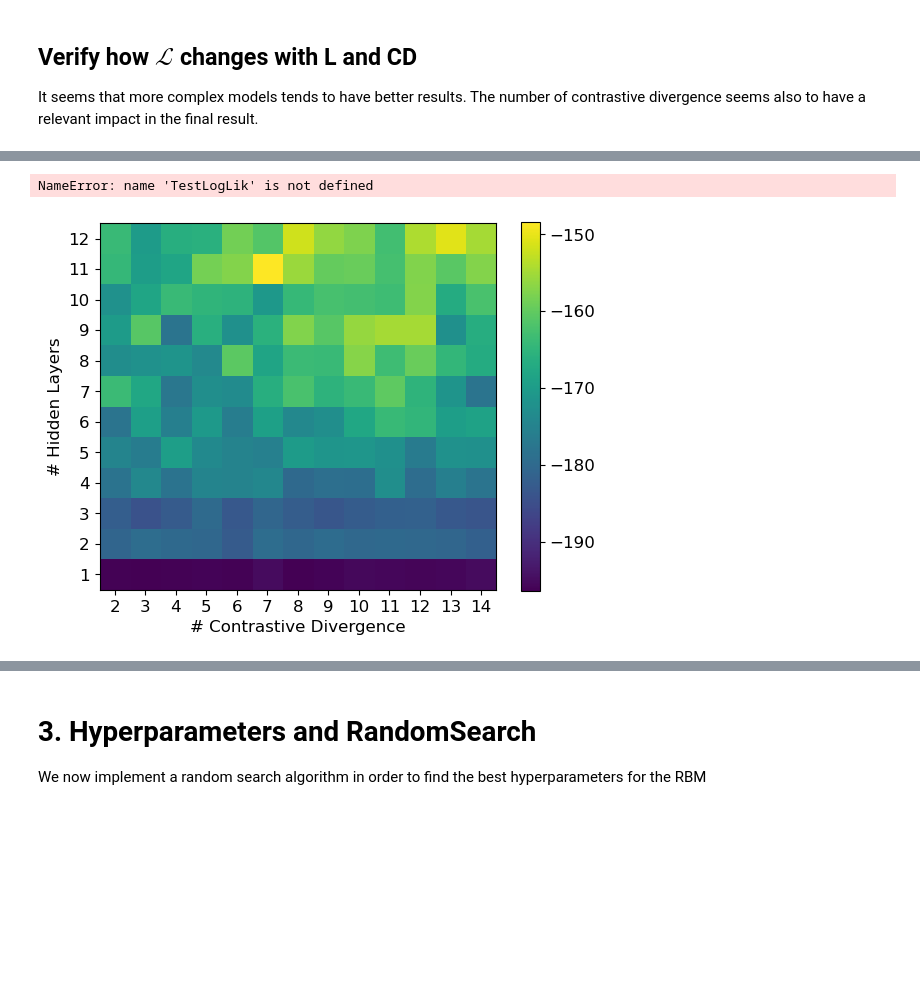
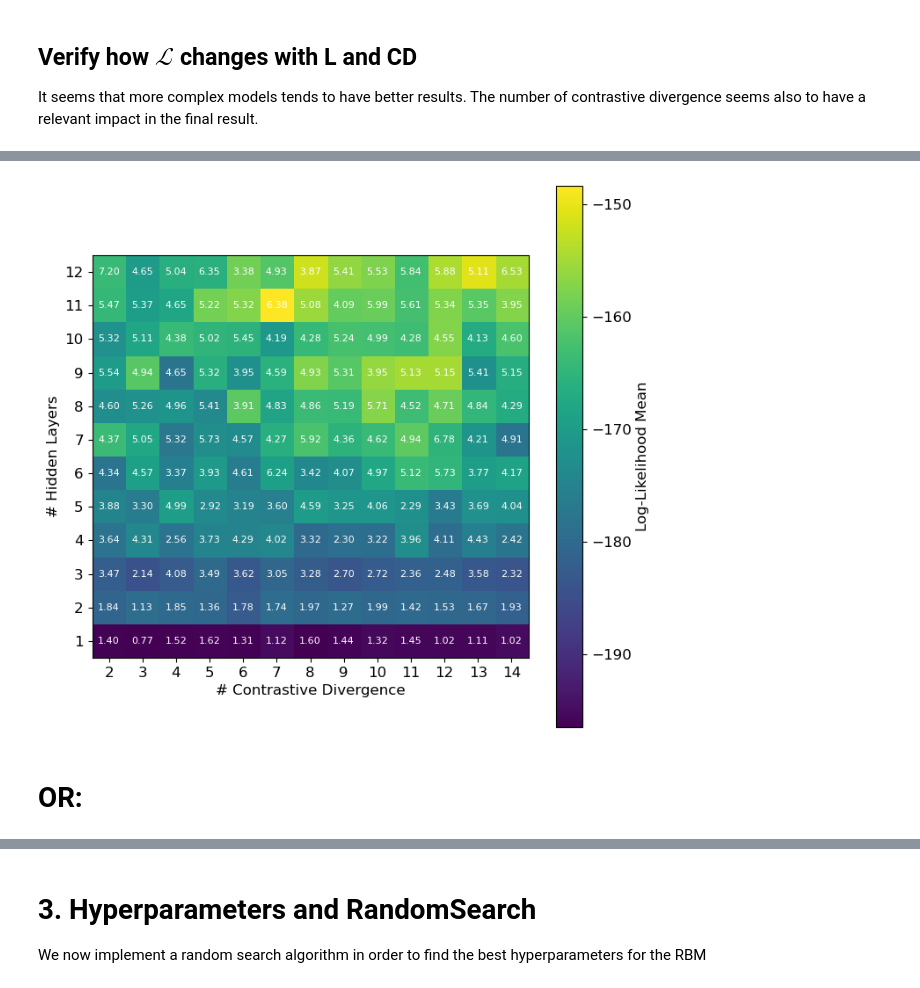
Before and after one commit to FrancescoLR02/LCP-Mod-B-Exercises, a Jupyter notebook: ex2_RBM/group2503_exercise2.ipynb, the cells around one changed output, grey strips where cells are left out. Cells and saved outputs as stored; diff of their text form; code cells hidden in the pictures; blank space fills up the shorter version.

Commit message:
Some plots

```diff
--- a/ex2_RBM/group2503_exercise2.ipynb
+++ b/ex2_RBM/group2503_exercise2.ipynb
@@ -943,17 +1046,17 @@ Nt_range = [13, 14]
 #Run time: 6hr
 
 #Commented because it take too long
-TestLogLik, stdLL = np.zeros((len(L_range), len(Nt_range))), np.zeros((len(L_range), len(Nt_range)))
+# TestLogLik, stdLL = np.zeros((len(L_range), len(Nt_range))), np.zeros((len(L_range), len(Nt_range)))
 
-for i, l in enumerate(L_range):
-   for j, nt in enumerate(Nt_range):
-      TestHyperp.update({'L': l, 'Nt': nt})
-      print(TestHyperp)
-      LLMean, LLstd = train_RBM(TestHyperp, 'TestTrain', Debug = False, LL = True, LLPlot = False, BoolSaveFile=True)
+# for i, l in enumerate(L_range):
+#    for j, nt in enumerate(Nt_range):
+#       TestHyperp.update({'L': l, 'Nt': nt})
+#       print(TestHyperp)
+#       LLMean, LLstd = train_RBM(TestHyperp, 'TestTrain', Debug = False, LL = True, LLPlot = False, BoolSaveFile=True)
 
-      print((LLMean, LLstd))
-      TestLogLik[i][j] = LLMean
-      stdLL[i][j] = LLstd
+#       print((LLMean, LLstd))
+#       TestLogLik[i][j] = LLMean
+#       stdLL[i][j] = LLstd
 
-      np.save('MoreColumnmean.npy', TestLogLik)
-      np.save('MoreColumnstd.npy', stdLL)
+#       np.save('MoreColumnmean.npy', TestLogLik)
+#       np.save('MoreColumnstd.npy', stdLL)
@@ -981,16 +1062,0 @@ array([[-195.5441, -194.9985],
-# %%
-# test = np.concatenate((TestLogLik, MoreTestLogLik), axis = 1)
-# testSTD = np.concatenate((stdLL, MorestdLL), axis = 1)
-
-# test
-
-
-# np.save('TestLLmean2.npy', test)
-# np.save('TestLLstd2.npy', testSTD)
-
-testSTD= np.load('TestLLstd2.npy')
-
-
-testSTD
-# %% [output]
-NameError: name 'TestLogLik' is not defined
@@ -997,24 +1066,29 @@ NameError: name 'TestLogLik' is not defined
 # %%
 L_range = [1, 2, 3, 4, 5, 6, 7, 8, 9, 10, 11, 12]
 Nt_range = [2, 3, 4, 5, 6, 7, 8, 9, 10, 11, 12, 13, 14]
 
-TestLLmean = np.load('TestLLmean2.npy')
-testSTD= np.load('TestLLstd2.npy')
 
+plt.figure(figsize=(8, 8))
+plt.imshow(TestLLmean, cmap="viridis")
+plt.gca().invert_yaxis()
+plt.colorbar(label="Log-Likelihood Mean")
 
-#plt.figure(figsize=(8, 8))
-plt.imshow(TestLLmean)
-plt.gca().invert_yaxis()
-plt.colorbar()
+# Create a grid for overlaying error bars
+X, Y = np.meshgrid(np.arange(len(Nt_range)), np.arange(len(L_range)))
 
-x, y = np.meshgrid(np.arange(2), np.arange(2))
-#plt.scatter(x, y, color='white', s=10)  # Small dots at each point
-#plt.errorbar(x.ravel(), y.ravel(), yerr=testSTD.ravel(), fmt='none', ecolor='white', alpha=0.8)
+# Scatter plot with text labels for std
+for i in range(len(L_range)):
+    for j in range(len(Nt_range)):
+        plt.text(j, i, f"{testSTD[i, j]:.2f}", ha='center', va='center', color='white', fontsize=8)
+
+# Adjust ticks
 plt.xticks(ticks=np.arange(0, len(Nt_range)), labels=np.arange(2, len(Nt_range) + 2))
 plt.yticks(ticks=np.arange(0, len(L_range)), labels=np.arange(1, len(L_range) + 1))
 plt.xlabel("# Contrastive Divergence")
 plt.ylabel("# Hidden Layers")
 
 plt.show()
 # %% [output]
-[figure, old version]
+[figure, new version]
+# %% [markdown]
+# OR:
```
Also changed, not shown: parts of 17 cells of this notebook.
